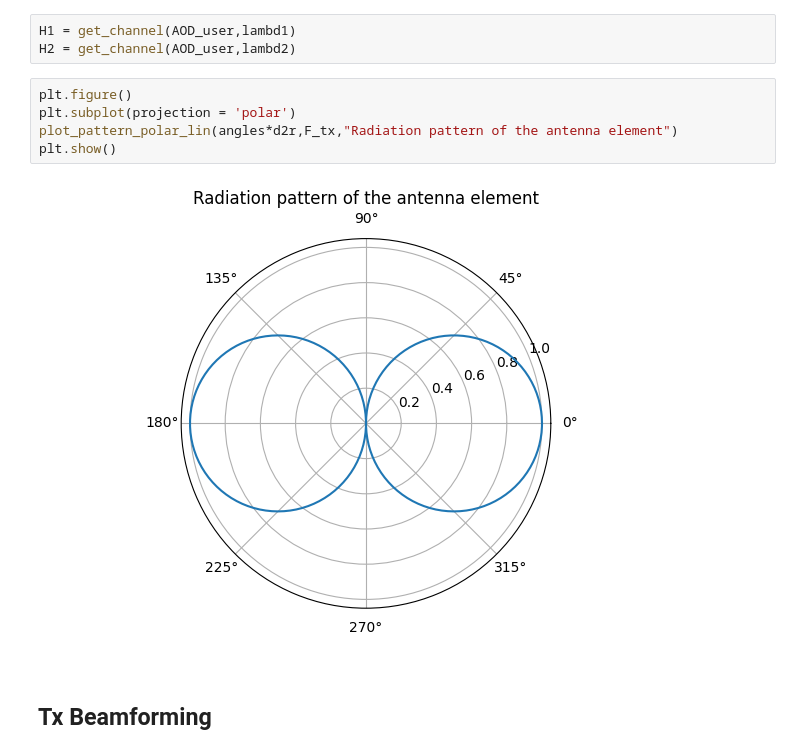
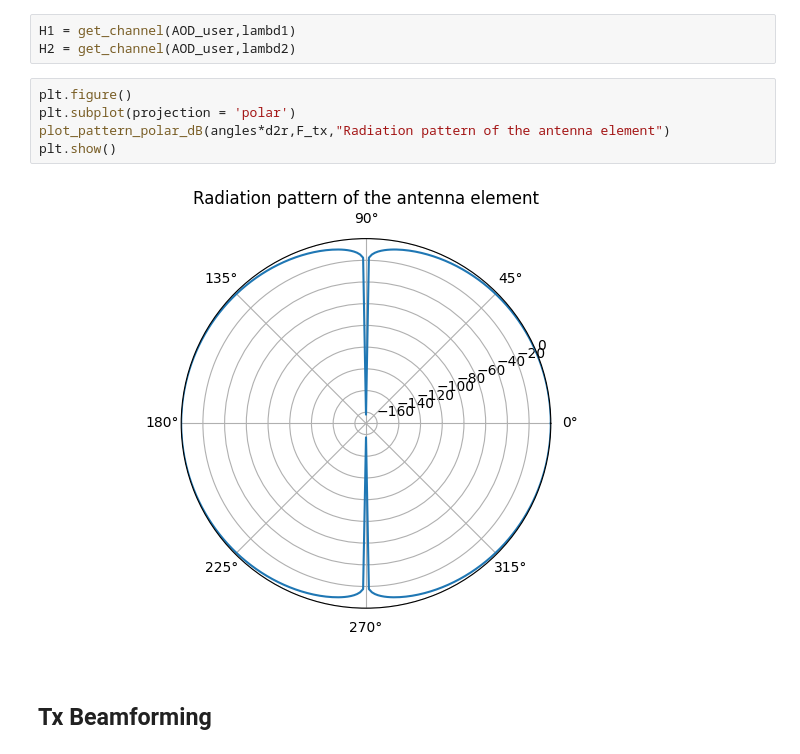
Before and after one commit to ladnlav/diploma, a Jupyter notebook: MM_ver_1_5.ipynb, the cells around one changed output. Saved outputs shown, nothing was run; the diff lists cells and outputs as text.

```diff
--- a/MM_ver_1_5.ipynb
+++ b/MM_ver_1_5.ipynb
@@ -304,10 +308,10 @@ H2 = get_channel(AOD_user,lambd2)
 # %%
 plt.figure()
 plt.subplot(projection = 'polar')
-plot_pattern_polar_lin(angles*d2r,F_tx,"Radiation pattern of the antenna element")
+plot_pattern_polar_dB(angles*d2r,F_tx,"Radiation pattern of the antenna element")
 plt.show()
 # %% [output]
-[figure, old version]
+[figure, new version]
 # %% [markdown]
 ## Tx Beamforming
 # %%
```
Also changed, not shown: parts of 41 cells of this notebook.
